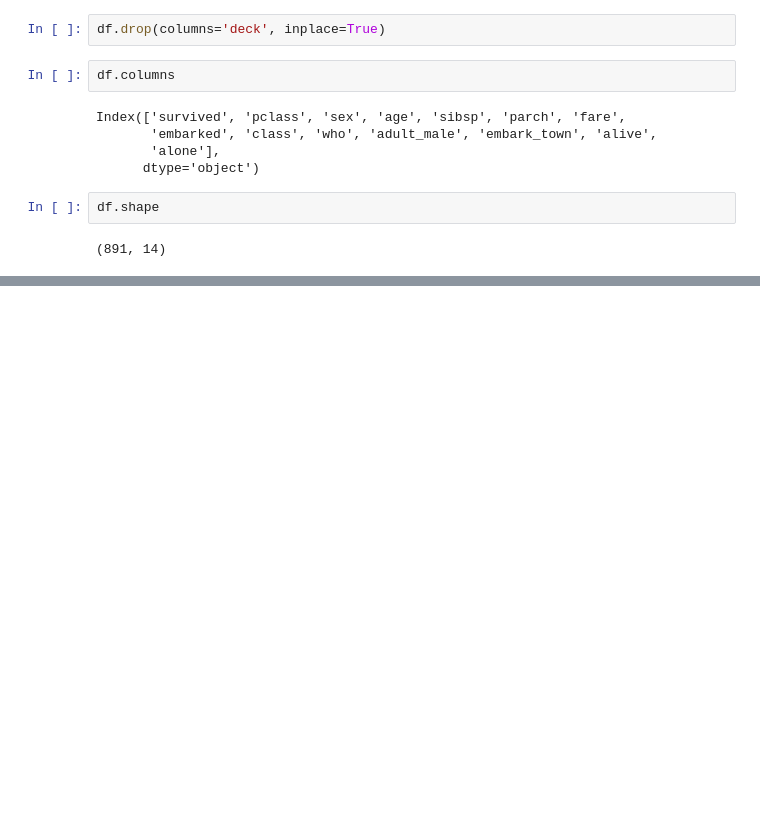
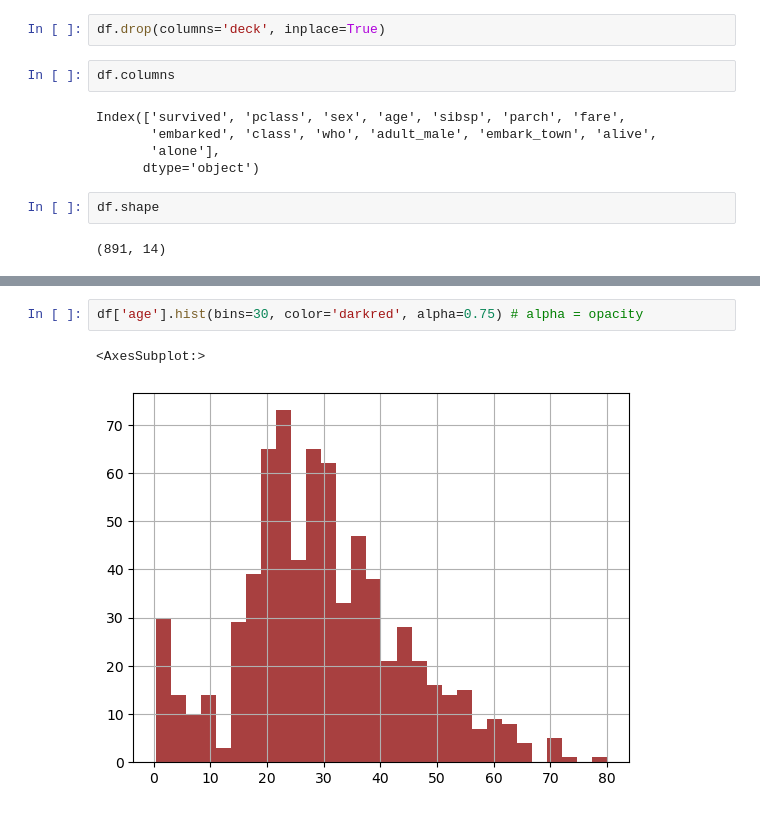
Before and after one commit to fareed23/data-science, a Jupyter notebook: day13/eda.ipynb, the cells around one changed output, grey strips where cells are left out. Saved outputs shown, nothing was run; the diff lists cells and outputs as text; blank space fills up the shorter version.

```diff
--- a/day13/eda.ipynb
+++ b/day13/eda.ipynb
@@ -202,0 +212,5 @@ sns.barplot(data=df, x='survived', y='fare', hue='who')
+# %%
+df['age'].hist(bins=30, color='darkred', alpha=0.75) # alpha = opacity
+# %% [output]
+<AxesSubplot:>
+[figure, added]
```
Also changed, not shown: parts of 11 cells of this notebook.
